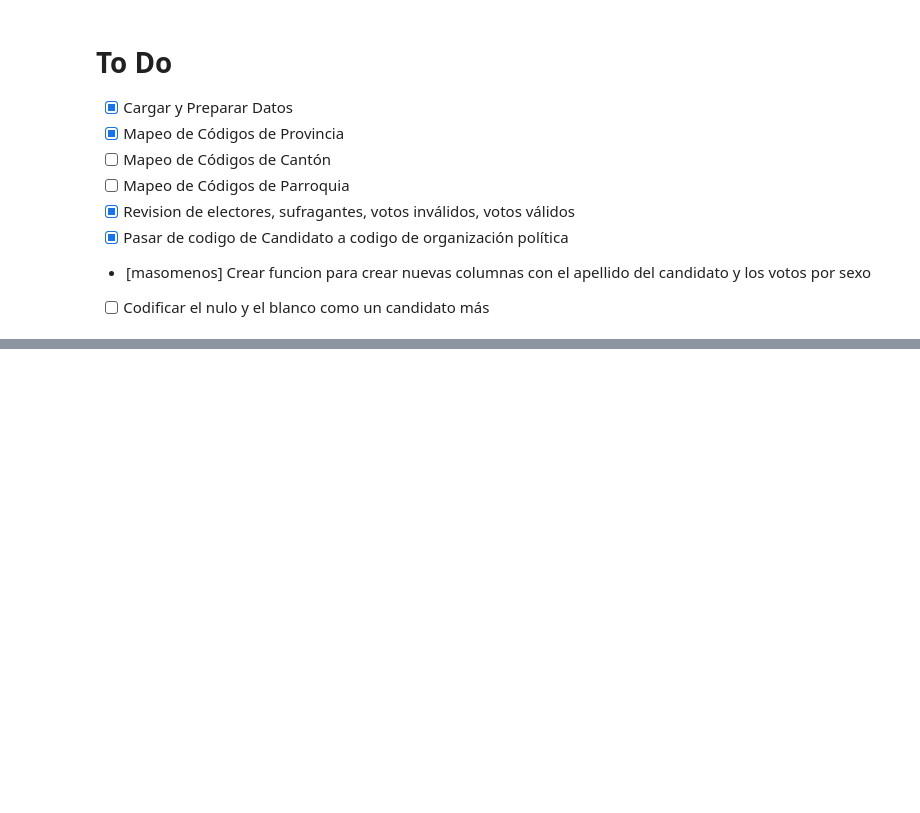
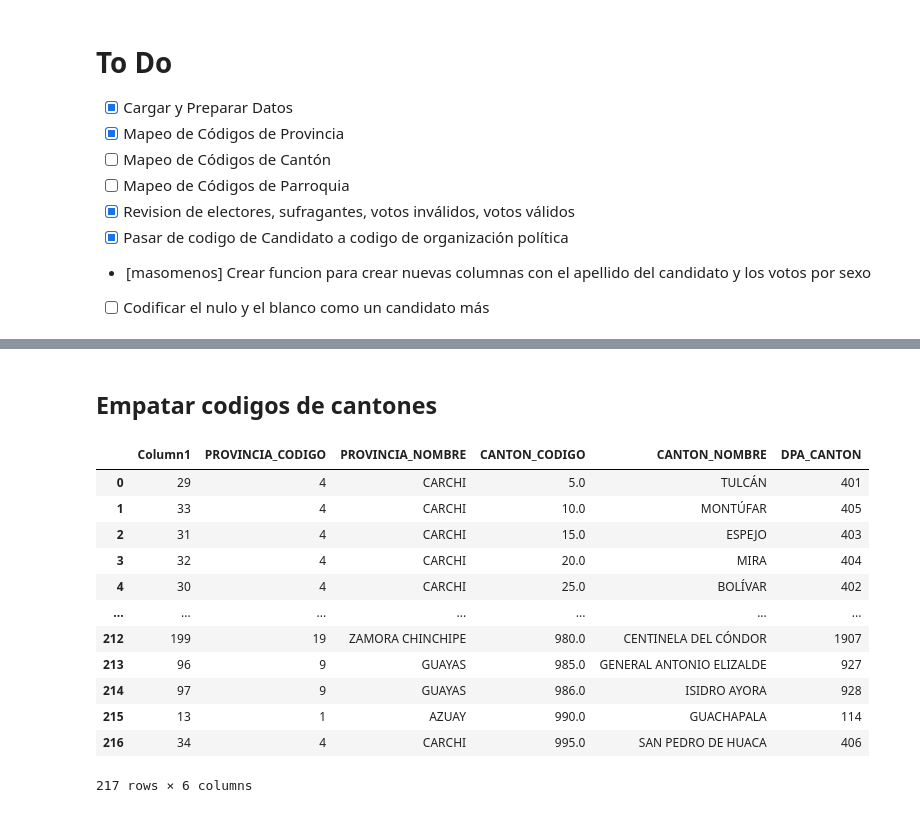
Before and after one commit to Criplockoweno/Elecciones_CNE, a Jupyter notebook: 2002/notebooks/CNE2002_Presidentes_Analisis_CANTONES.ipynb, the cells around one changed output, grey strips where cells are left out. Saved outputs shown, nothing was run; the diff lists cells and outputs as text; code cells hidden in the pictures; blank space fills up the shorter version.

```diff
--- a/2002/notebooks/CNE2002_Presidentes_Analisis_CANTONES.ipynb
+++ b/2002/notebooks/CNE2002_Presidentes_Analisis_CANTONES.ipynb
@@ -983,0 +1064,22 @@ def agregar_columnas_votos(df, candidatos_dict):
+# %% [markdown]
+## Empatar codigos de cantones
+# %%
+cantones_final= pd.read_csv('../diccionarios estandar/Cantones__Final.csv',delimiter=';')
+# %%
+cantones_final.dropna(inplace=True)
+# %%
+cantones_final
+# %% [output]
+|  | Column1 | PROVINCIA_CODIGO | PROVINCIA_NOMBRE | CANTON_CODIGO | CANTON_NOMBRE | DPA_CANTON |
+| 0 | 29 | 4 | CARCHI | 5.0 | TULCÁN | 401 |
+| 1 | 33 | 4 | CARCHI | 10.0 | MONTÚFAR | 405 |
+| 2 | 31 | 4 | CARCHI | 15.0 | ESPEJO | 403 |
+| 3 | 32 | 4 | CARCHI | 20.0 | MIRA | 404 |
+| 4 | 30 | 4 | CARCHI | 25.0 | BOLÍVAR | 402 |
+| ... | ... | ... | ... | ... | ... | ... |
+| 212 | 199 | 19 | ZAMORA CHINCHIPE | 980.0 | CENTINELA DEL CÓNDOR | 1907 |
+| 213 | 96 | 9 | GUAYAS | 985.0 | GENERAL ANTONIO ELIZALDE | 927 |
+| 214 | 97 | 9 | GUAYAS | 986.0 | ISIDRO AYORA | 928 |
+| 215 | 13 | 1 | AZUAY | 990.0 | GUACHAPALA | 114 |
+| 216 | 34 | 4 | CARCHI | 995.0 | SAN PEDRO DE HUACA | 406 |
+217 rows × 6 columns
```
Also changed, not shown: parts of 17 cells of this notebook, 6 other files.
